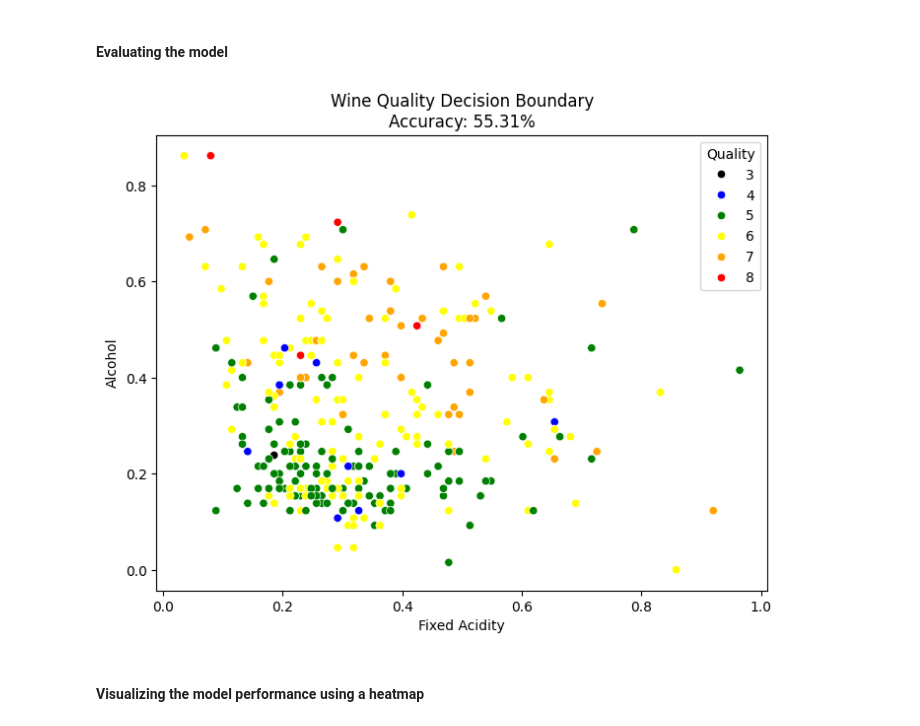
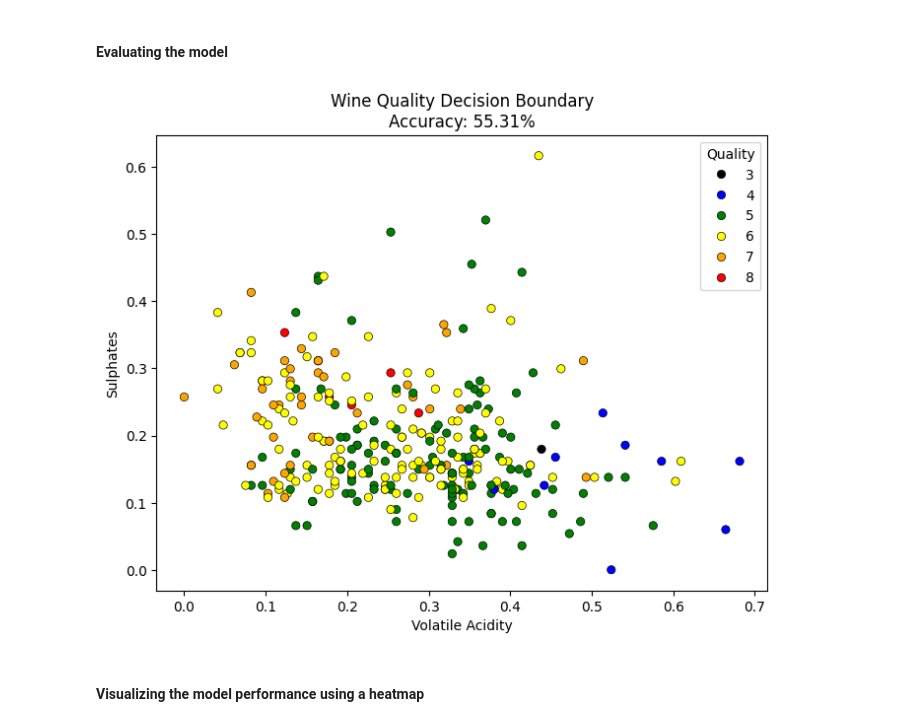
Before and after one commit to jaypbazar/Machine-Learning-PS2, a Jupyter notebook: PS2_Bazar_BSCS2A.ipynb, the cells around one changed output. Cells and saved outputs as stored; diff of their text form; code cells hidden in the pictures.

```diff
--- a/PS2_Bazar_BSCS2A.ipynb
+++ b/PS2_Bazar_BSCS2A.ipynb
@@ -66,22 +66,22 @@ LogisticRegression(multi_class='ovr', solver='liblinear')
 # %%
 y_pred = model.predict(X_test)
 
 accuracy = model.score(X_test, y_test)
 
 plt.figure(figsize=(8, 6))
 sns.scatterplot(
-    x=X_test[:, 0],
-    y=X_test[:, 4],
+    x=X_test[:, 1],
+    y=X_test[:, 3],
     hue=y_test,
     palette={3: 'black', 4: 'blue', 5: 'green', 6: 'yellow', 7: 'orange', 8: 'red'},
-    marker='o')
-plt.xlabel("Fixed Acidity")
-plt.ylabel("Alcohol")
+    edgecolor='black')
+plt.xlabel("Volatile Acidity")
+plt.ylabel("Sulphates")
 plt.title("Wine Quality Decision Boundary\nAccuracy: {:.2f}%".format(accuracy * 100))
 plt.legend(title="Quality", loc="upper right")
 plt.show()
 # %% [output]
-[figure, old version]
+[figure, new version]
 # %% [markdown]
 #### Visualizing the model performance using a heatmap
 # %%
```
Also changed, not shown: 2 other files.
